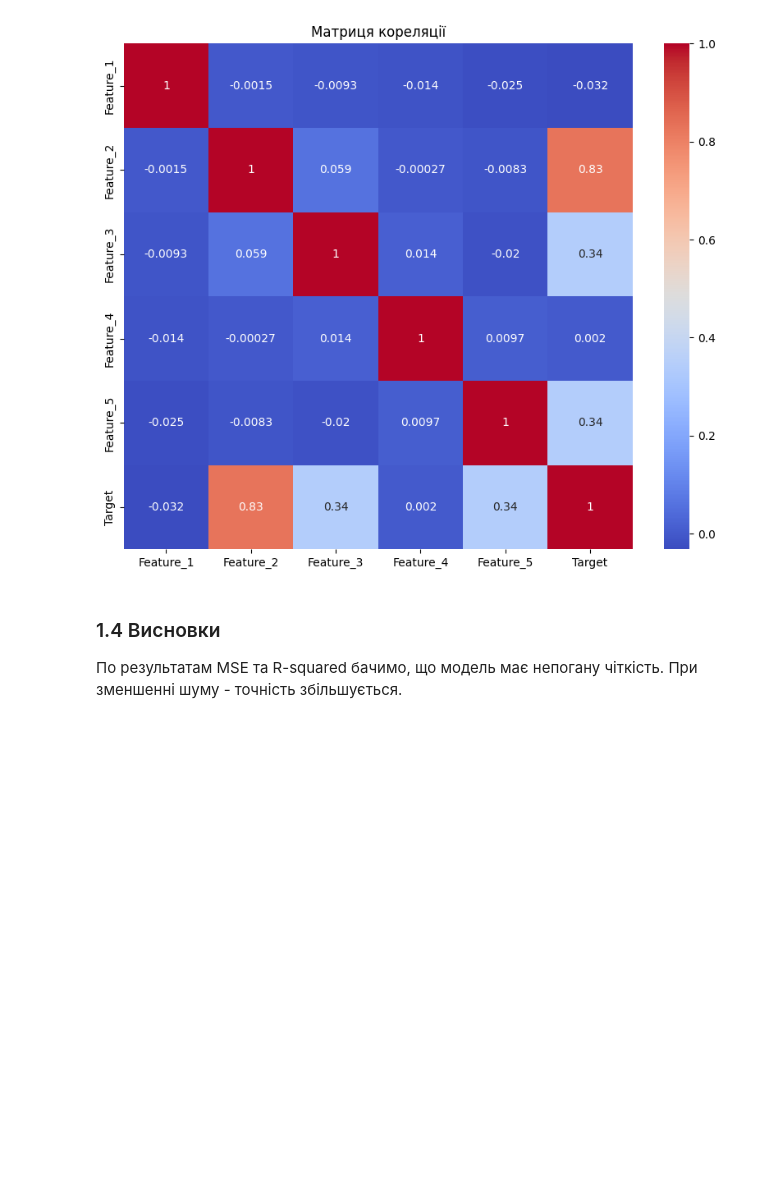
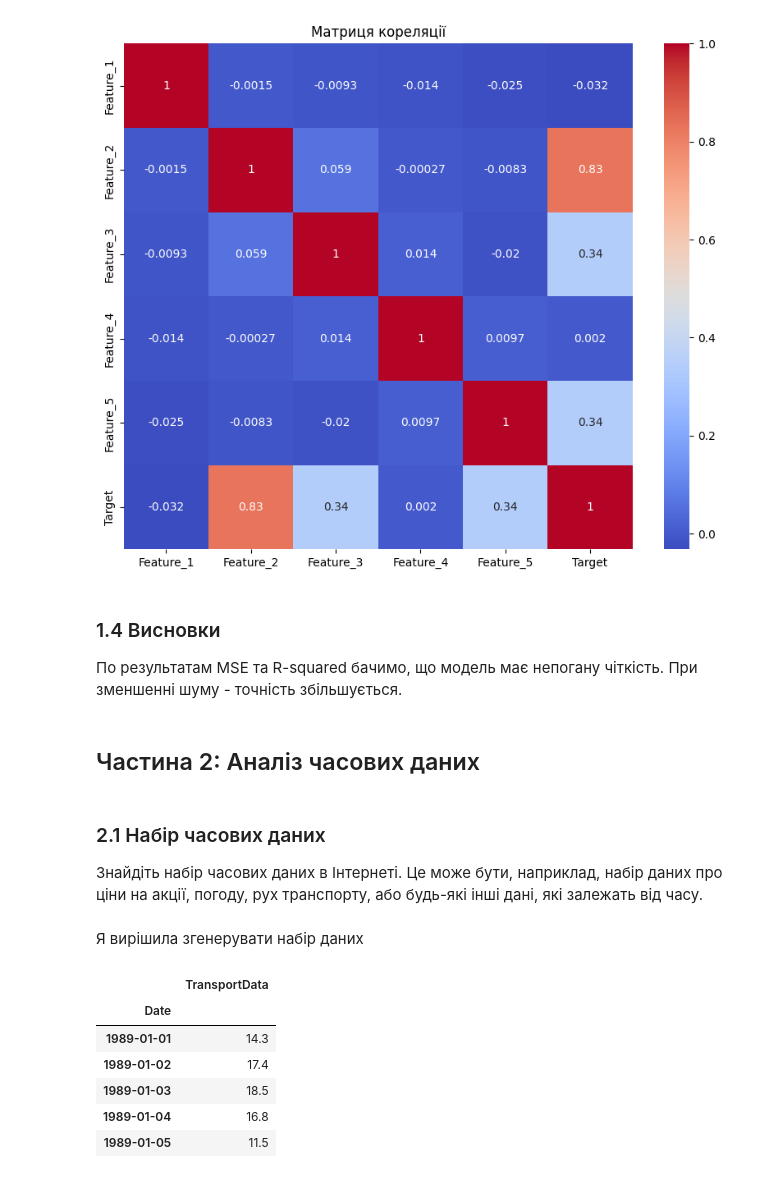
Before and after one commit to AnnaIvn/ml2023, a Jupyter notebook: Labs/Lab2/lab3.ipynb, the cells around one changed output. Drawn from its saved outputs; the diff is of its cells as text; code cells hidden in the pictures; blank space fills up the shorter version.

```diff
--- a/Labs/Lab2/lab3.ipynb
+++ b/Labs/Lab2/lab3.ipynb
@@ -136,3 +136,56 @@ plt.show()
 # %% [markdown]
 ### 1.4 Висновки
 По результатам MSE та R-squared бачимо, що модель має непогану чіткість. При зменшенні шуму - точність збільшується.
+# %% [markdown]
+## Частина 2: Аналіз часових даних
+# %% [markdown]
+### 2.1 Набір часових даних
+Знайдіть набір часових даних в Інтернеті. Це може бути, наприклад, набір даних про ціни на акції, погоду, рух транспорту, або будь-які інші дані, які залежать від часу.
+# %% [markdown]
+Я вирішила згенерувати набір даних
+# %%
+import pandas as pd
+import numpy as np
+import matplotlib.pyplot as plt
+
+# # Задаємо початкову дату і кількість днів
+# start_date = '1981-01-01'
+# # start_date = '2022-01-01'
+# num_days = 365
+
+# # Щоб кожен раз мати одні й ті самі дані
+# np.random.seed(0)
+
+# # Генеруємо часовий індекс
+# date_index = pd.date_range(start=start_date, periods=num_days, freq='D')
+
+# # Генеруємо тренд, сезонність та шум для руху транспорту
+# trend = np.linspace(0, 10, num_days)
+# seasonality = 5 * np.sin(2 * np.pi * np.arange(num_days) / 30)  # сезонність щомісяця
+# noise = np.random.normal(0, 2, num_days)
+
+# # Збираємо дані
+# transport_data = trend + seasonality + noise
+
+# # Створюємо DataFrame
+# transport_df = pd.DataFrame({'TransportData': transport_data}, index=date_index)
+
+# # Зберігаємо згенеровані дані у CSV-файл
+# transport_df.to_csv('transport_data_for_part2.csv')
+
+
+
+
+
+# Завантаження даних
+transport_df = pd.read_csv('min_daily_temperature_for_part2.csv', parse_dates=['Date'], index_col='Date')
+
+transport_df.head()
+# %% [output]
+|  | TransportData |
+| Date |  |
+| 1989-01-01 | 14.3 |
+| 1989-01-02 | 17.4 |
+| 1989-01-03 | 18.5 |
+| 1989-01-04 | 16.8 |
+| 1989-01-05 | 11.5 |
```
Also changed, not shown: parts of 6 cells of this notebook, 1 other file.
